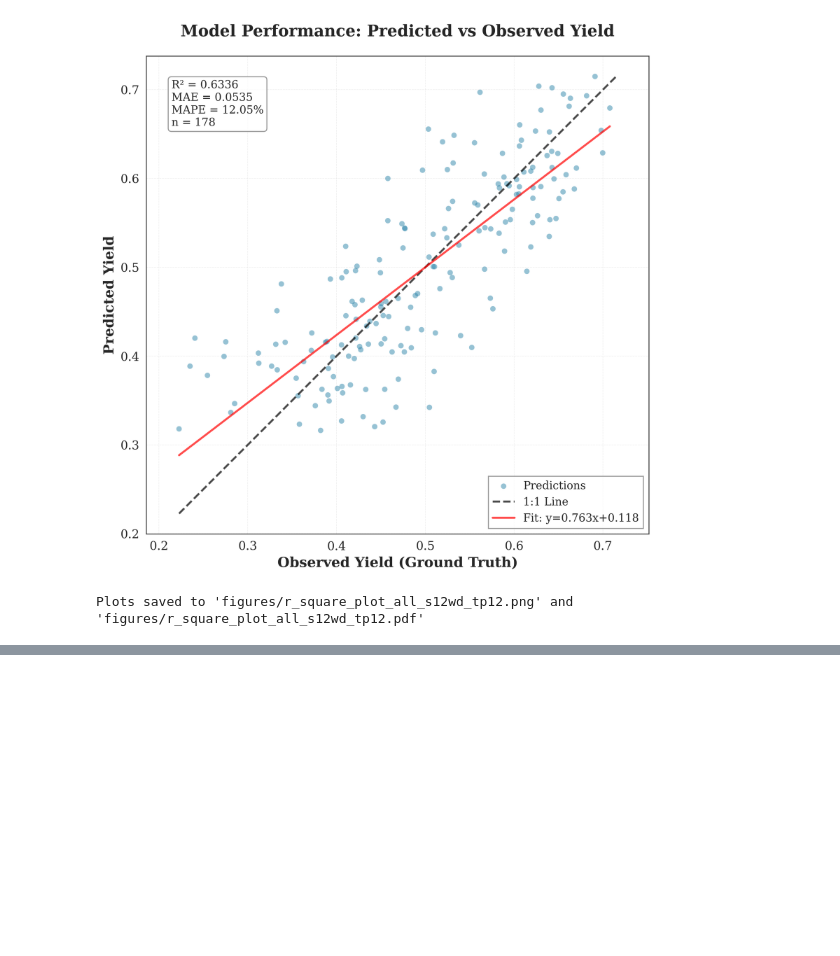
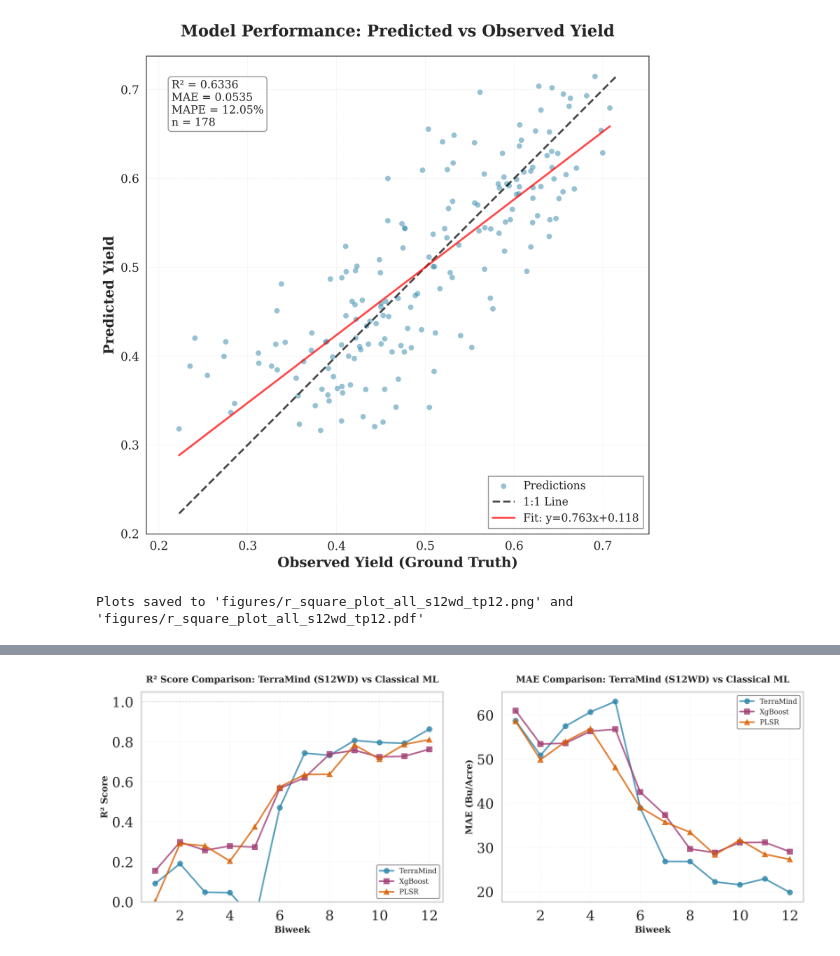
Before and after one commit to baskargroup/ISA_Yield, a Jupyter notebook: prediction_analysis.ipynb, the cells around one changed output, grey strips where cells are left out. Drawn from its saved outputs; the diff is of its cells as text; code cells hidden in the pictures; blank space fills up the shorter version.

```diff
--- a/prediction_analysis.ipynb
+++ b/prediction_analysis.ipynb
@@ -112,0 +424,91 @@ Plots saved to 'figures/r_square_plot_all_s12wd_tp12.png' and 'figures/r_square_
+# %%
+# Load classical ML results for comparison
+_code = "s12wd"  # Specify the code used in filenames
+df_classical = pd.read_csv(f"classical_ml_results_{_code}.csv")
+df_classical["biweek_num"] = df_classical["biweek"].str.extract(r"(\d+)").astype(int)
+df_classical['test_mae'] = df_classical['test_mae'] * 370  # Convert to Bu/Acre
+
+# Get best model results from classical ML (e.g., XgBoost)
+df_classical_rf = df_classical[df_classical['model'] == 'XGBoost'].reset_index(drop=True)
+df_classical_rf = df_classical_rf.sort_values('biweek_num').reset_index(drop=True)
+df_classical_plsr = df_classical[df_classical['model'] == 'PLSR'].reset_index(drop=True)
+df_classical_plsr = df_classical_plsr.sort_values('biweek_num').reset_index(drop=True)
+# Create figure with two subplots side by side
+fig, (ax1, ax2) = plt.subplots(1, 2, figsize=(16, 6), dpi=300)
+
+# Set style for publication
+sns.set_style("whitegrid")
+plt.rcParams['font.family'] = 'serif'
+plt.rcParams['font.size'] = 12
+
+# Plot 1: R² comparison
+ax1.plot(results_df_wd['time'], results_df_wd['r2'], marker='o', linewidth=2.5,
+         markersize=8, color='#2E86AB', label='TerraMind', alpha=0.8)
+ax1.plot(df_classical_rf['biweek_num'], df_classical_rf['test_r2'],
+         marker='s', linewidth=2.5, markersize=8, color='#A23B72',
+         label='XgBoost', alpha=0.8)
+ax1.plot(df_classical_plsr['biweek_num'], df_classical_plsr['test_r2'],
+         marker='^', linewidth=2.5, markersize=8, color='#D95F02',
+         label='PLSR', alpha=0.8)
+
+ax1.set_xlabel('Biweek', fontsize=14, fontweight='bold')
+ax1.set_ylabel('R² Score', fontsize=14, fontweight='bold')
+ax1.set_title('R² Score Comparison: TerraMind (S12WD) vs Classical ML',
+              fontsize=14, fontweight='bold', pad=15)
+ax1.axhline(y=1.0, color='gray', linestyle='--', linewidth=1, alpha=0.3)
+ax1.set_ylim([0, 1.05])
+ax1.legend(loc='best', frameon=True, fontsize=11, edgecolor='gray')
+ax1.grid(True, alpha=0.3, linestyle='--', linewidth=0.5)
+
+# Plot 2: MAE comparison
+ax2.plot(results_df_wd['time'], results_df_wd['mae'], marker='o', linewidth=2.5,
+         markersize=8, color='#2E86AB', label='TerraMind', alpha=0.8)
+ax2.plot(df_classical_rf['biweek_num'], df_classical_rf['test_mae'],
+         marker='s', linewidth=2.5, markersize=8, color='#A23B72',
+         label='XgBoost', alpha=0.8)
+ax2.plot(df_classical_plsr['biweek_num'], df_classical_plsr['test_mae'],
+         marker='^', linewidth=2.5, markersize=8, color='#D95F02',
+         label='PLSR', alpha=0.8)
+
+ax2.set_xlabel('Biweek', fontsize=14, fontweight='bold')
+ax2.set_ylabel('MAE (Bu/Acre)', fontsize=14, fontweight='bold')
+ax2.set_title('MAE Comparison: TerraMind (S12WD) vs Classical ML',
+              fontsize=14, fontweight='bold', pad=15)
+ax2.legend(loc='best', frameon=True, fontsize=11, edgecolor='gray')
+ax2.grid(True, alpha=0.3, linestyle='--', linewidth=0.5)
+
+plt.tight_layout()
+
+# Save figure
+plt.savefig('figures/dlS12WD_vs_classical_comparison.png', dpi=300, bbox_inches='tight')
+plt.savefig('figures/dlS12WD_vs_classical_comparison.pdf', dpi=300, bbox_inches='tight')
+plt.show()
+
+# Print summary statistics
+print("\n" + "="*60)
+print("TerraMind SUMMARY:")
+print("="*60)
+print(f"Mean R²: {results_df['r2'].mean():.4f} (±{results_df['r2'].std():.4f})")
+print(f"Mean MAE: {results_df['mae'].mean():.4f} (±{results_df['mae'].std():.4f})")
+print(f"Best R²: {results_df['r2'].max():.4f} at biweek {results_df.loc[results_df['r2'].idxmax(), 'time']}")
+print(f"Best MAE: {results_df['mae'].min():.4f} at biweek {results_df.loc[results_df['mae'].idxmin(), 'time']}")
+
+print("\n" + "="*60)
+print("XGBoost SUMMARY:")
+print("="*60)
+print(f"Mean R²: {df_classical_rf['test_r2'].mean():.4f} (±{df_classical_rf['test_r2'].std():.4f})")
+print(f"Mean MAE: {df_classical_rf['test_mae'].mean():.4f} (±{df_classical_rf['test_mae'].std():.4f})")
+print(f"Best R²: {df_classical_rf['test_r2'].max():.4f} at biweek {df_classical_rf.loc[df_classical_rf['test_r2'].idxmax(), 'biweek_num']}")
+print(f"Best MAE: {df_classical_rf['test_mae'].min():.4f} at biweek {df_classical_rf.loc[df_classical_rf['test_mae'].idxmin(), 'biweek_num']}")
+print("="*60)
+
+print("\n" + "="*60)
+print("PLSR SUMMARY:")
+print("="*60)
+print(f"Mean R²: {df_classical_plsr['test_r2'].mean():.4f} (±{df_classical_plsr['test_r2'].std():.4f})")
+print(f"Mean MAE: {df_classical_plsr['test_mae'].mean():.4f} (±{df_classical_plsr['test_mae'].std():.4f})")
+print(f"Best R²: {df_classical_plsr['test_r2'].max():.4f} at biweek {df_classical_plsr.loc[df_classical_plsr['test_r2'].idxmax(), 'biweek_num']}")
+print(f"Best MAE: {df_classical_plsr['test_mae'].min():.4f} at biweek {df_classical_plsr.loc[df_classical_plsr['test_mae'].idxmin(), 'biweek_num']}")
+print("="*60)
+# %% [output]
+[figure, added]
```
Also changed, not shown: parts of 6 cells of this notebook, 12 other files.
